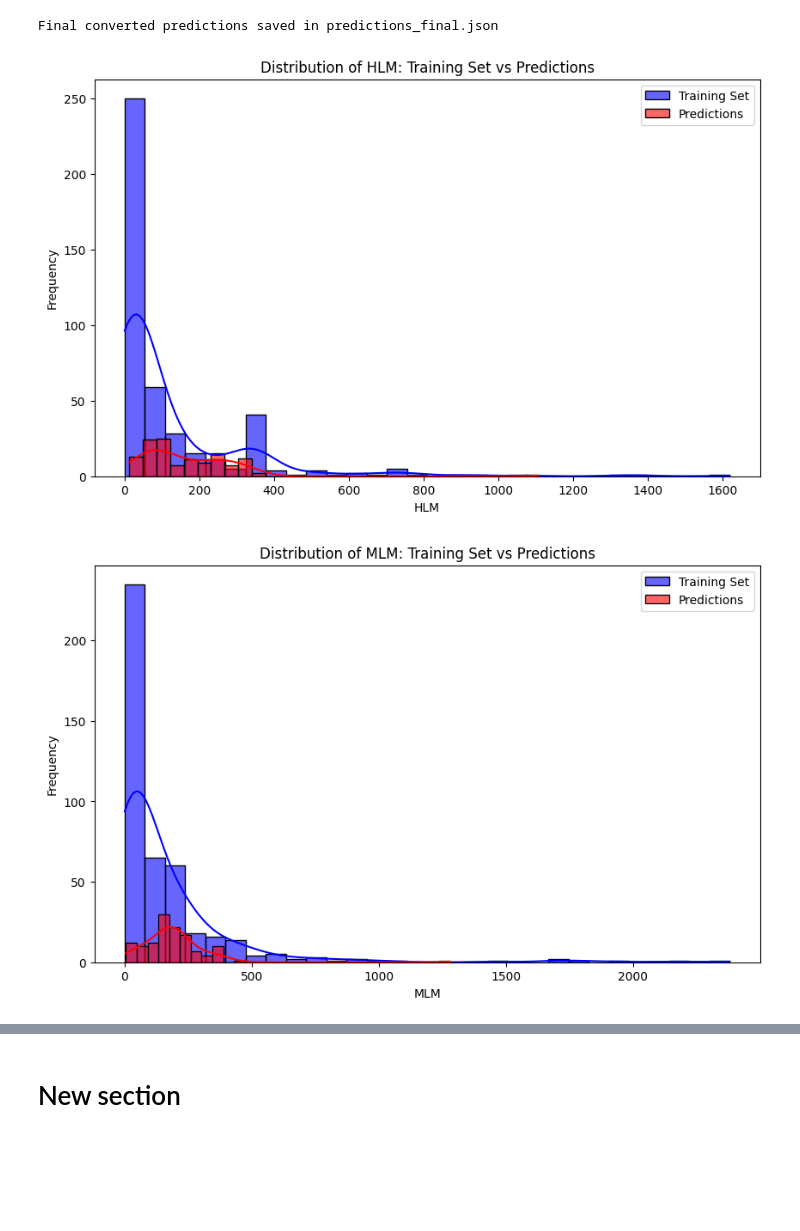
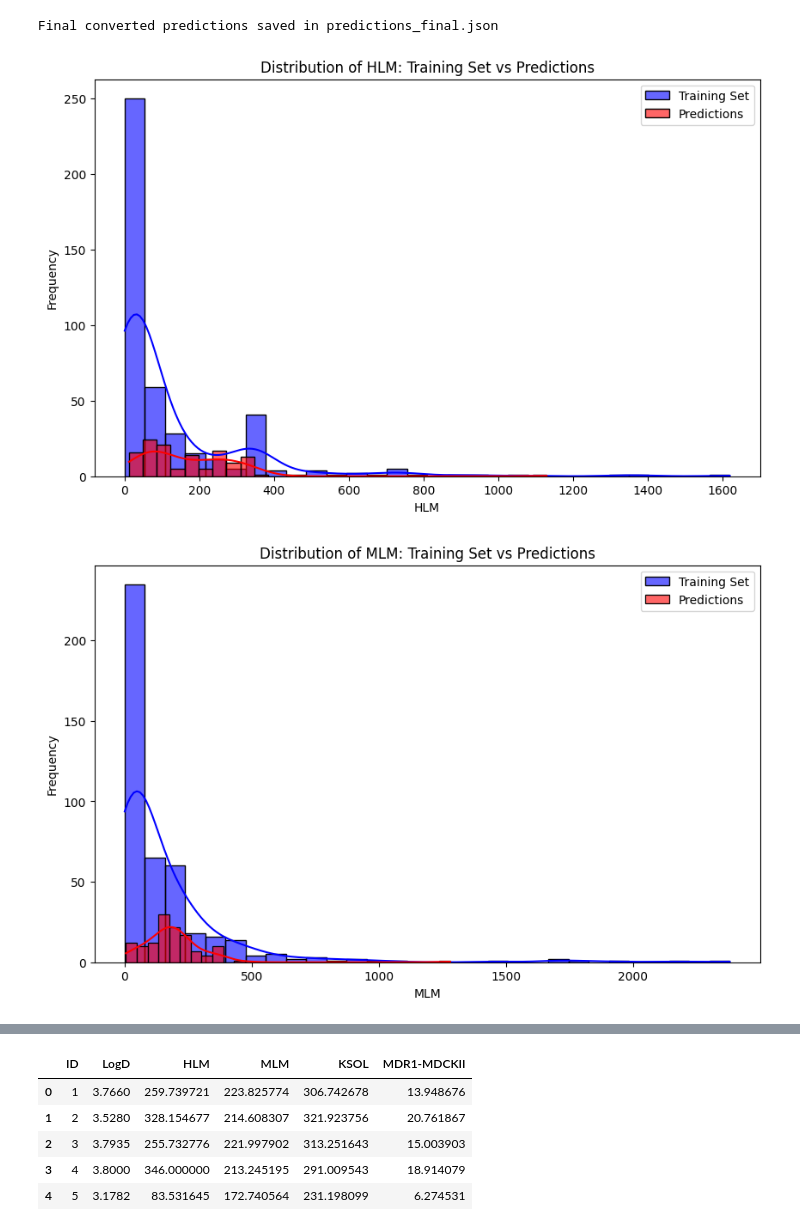
Before and after one commit to BalamuruganThirukonda/Polaris_competition, a Jupyter notebook: ADMET.ipynb, the cells around one changed output, grey strips where cells are left out. Cells and saved outputs as stored; diff of their text form; code cells hidden in the pictures; blank space fills up the shorter version.

```diff
--- a/ADMET.ipynb
+++ b/ADMET.ipynb
@@ -1007,12 +1025,13 @@ test_final.head()
 # %%
 
 # Define target columns
-targets = ["HLM_log", "MLM_log", "LogD", "KSOL_scaled", "MDR1-MDCKII_scaled"]
+targets = train_final[["HLM_log", "MLM_log", "LogD", "KSOL_scaled", "MDR1-MDCKII_scaled"]]
 
 # Define feature set (all columns except targets)
-X_train = train_final.drop(['HLM_log', 'HLM', 'MLM_log', 'MLM', 'LogD', 'KSOL_scaled',
-                            'KSOL', 'MDR1-MDCKII_scaled', 'MDR1-MDCKII', 'MDR1-MDCKII_log',
-                            'fingerprint', 'MW', 'NumHDonors', 'NumHAcceptors', 'LogP'], axis=1)
+X_train = train_final.drop(['HLM', 'MLM', 'MDR1-MDCKII', 'MDR1-MDCKII_log', 'MW',
+                            'LogP', 'KSOL', 'NumHDonors', 'NumHAcceptors', 'HLM_log',
+                            'MLM_log', 'MDR1-MDCKII_scaled', 'LogD', 'KSOL_scaled', 'fingerprint'], axis=1)
+
 X_test = test_final.drop(['MW', 'NumHDonors', 'NumHAcceptors', 'LogP'], axis=1)  # Since test_final only contains features
 # %%
 X_train.head()
@@ -1105,7 +1143,11 @@ print(json.dumps(data, indent=4))
 # %%
 import numpy as np
 import json
-from sklearn.preprocessing import MinMaxScaler
+import joblib  # For loading saved scalers
+
+# Load saved scalers (ensure these were the same used for scaling)
+scaler1 = joblib.load("scaler_MDR1-MDCKII.pkl")  # Used for MDR1-MDCKII
+scaler2 = joblib.load("scaler_KSOL.pkl")  # Used for KSOL
 
 # Load saved predictions
 with open("predictions.json", "r") as f:
@@ -1122,26 +1164,25 @@ for log_col, original_col in log_transformed_targets.items():
         del predictions_dict[log_col]  # Remove the log-transformed key
 
 # Step 2: Inverse MinMaxScaler for KSOL_scaled using scaler2 and rename
-ksol_scaled_predictions = np.array(predictions_dict["KSOL_scaled"]).reshape(-1, 1)
-ksol_original = scaler2.inverse_transform(ksol_scaled_predictions).flatten()
-predictions_dict["KSOL"] = ksol_original.tolist()
-del predictions_dict["KSOL_scaled"]  # Remove scaled version
+if "KSOL_scaled" in predictions_dict:
+    ksol_scaled_predictions = np.array(predictions_dict["KSOL_scaled"]).reshape(-1, 1)
+    ksol_original = scaler2.inverse_transform(ksol_scaled_predictions).flatten()
+    predictions_dict["KSOL"] = ksol_original.tolist()
+    del predictions_dict["KSOL_scaled"]  # Remove scaled version
 
 # Step 3: Inverse MinMaxScaler and np.exp() for MDR1-MDCKII_scaled and rename
-scaler_mdr1 = MinMaxScaler()
-scaler_mdr1.fit(train_df[['MDR1-MDCKII_log']])  # Fit MinMaxScaler on original log-transformed values
+if "MDR1-MDCKII_scaled" in predictions_dict:
+    mdr1_scaled_predictions = np.array(predictions_dict["MDR1-MDCKII_scaled"]).reshape(-1, 1)
+    mdr1_log_predictions = scaler1.inverse_transform(mdr1_scaled_predictions).flatten()  # Inverse scaling
 
-mdr1_scaled_predictions = np.array(predictions_dict["MDR1-MDCKII_scaled"]).reshape(-1, 1)
-mdr1_log_predictions = scaler_mdr1.inverse_transform(mdr1_scaled_predictions).flatten()
-
-# Apply np.exp() to remove log transformation
-mdr1_original = np.exp(mdr1_log_predictions)
-predictions_dict["MDR1-MDCKII"] = mdr1_original.tolist()
-del predictions_dict["MDR1-MDCKII_scaled"]  # Remove scaled version
+    # Apply np.exp() to revert log transformation
+    mdr1_original = np.exp(mdr1_log_predictions)
+    predictions_dict["MDR1-MDCKII"] = mdr1_original.tolist()
+    del predictions_dict["MDR1-MDCKII_scaled"]  # Remove scaled version
 
 # Save final converted predictions
 with open("predictions_final.json", "w") as f:
-    json.dump(predictions_dict, f)
+    json.dump(predictions_dict, f, indent=4)
 
 print("Final converted predictions saved in predictions_final.json")
 # %% [output]
@@ -1160,35 +1201,35 @@ with open("predictions_final.json", "r") as f:
 # Load train_final dataset (ensure it is preloaded in your session)
 # train_final = pd.read_csv("train_final.csv")  # Uncomment if needed
 
 # Define the targets to compare
 targets = ["HLM", "MLM", "LogD", "KSOL", "MDR1-MDCKII"]  # Original values
 
 # Plot histograms for each target
 for column in targets:
     plt.figure(figsize=(10, 6))
 
     # Get true values from train_final
-    true_values = train_final[column]
+    true_values = df_true[column]
 
     # Get predicted values from the JSON dictionary
     predicted_values = np.array(predictions_dict[column])
 
     # Plot histogram for true values
     sns.histplot(true_values, kde=True, color='blue', label="Training Set", bins=30, alpha=0.6)
 
     # Plot histogram for predicted values
     sns.histplot(predicted_values, kde=True, color='red', label="Predictions", bins=30, alpha=0.6)
 
     # Add labels and title
     plt.xlabel(column)
     plt.ylabel("Frequency")
     plt.title(f"Distribution of {column}: Training Set vs Predictions")
     plt.legend()
 
     # Show the plot
     plt.show()
 # %% [output]
-[figure, old version]
+[figure, new version]
 [figure]
 [figure]
 [figure]
@@ -1209,5 +1250,3 @@ submission_df.insert(0, "ID", range(1, len(submission_df) + 1))
 
 # Save as CSV for submission (if required)
 submission_df.to_csv("submission.csv", index=False)
-# %% [markdown]
-# New section
@@ -1217,2 +1253,11 @@ drive.mount('/content/drive')
+# %%
+submission_df.head()
+# %% [output]
+|  | ID | LogD | HLM | MLM | KSOL | MDR1-MDCKII |
+| 0 | 1 | 3.7660 | 259.739721 | 223.825774 | 306.742678 | 13.948676 |
+| 1 | 2 | 3.5280 | 328.154677 | 214.608307 | 321.923756 | 20.761867 |
+| 2 | 3 | 3.7935 | 255.732776 | 221.997902 | 313.251643 | 15.003903 |
+| 3 | 4 | 3.8000 | 346.000000 | 213.245195 | 291.009543 | 18.914079 |
+| 4 | 5 | 3.1782 | 83.531645 | 172.740564 | 231.198099 | 6.274531 |
 # %%
 competition.submit_predictions(
```
Also changed, not shown: parts of 61 cells of this notebook.
